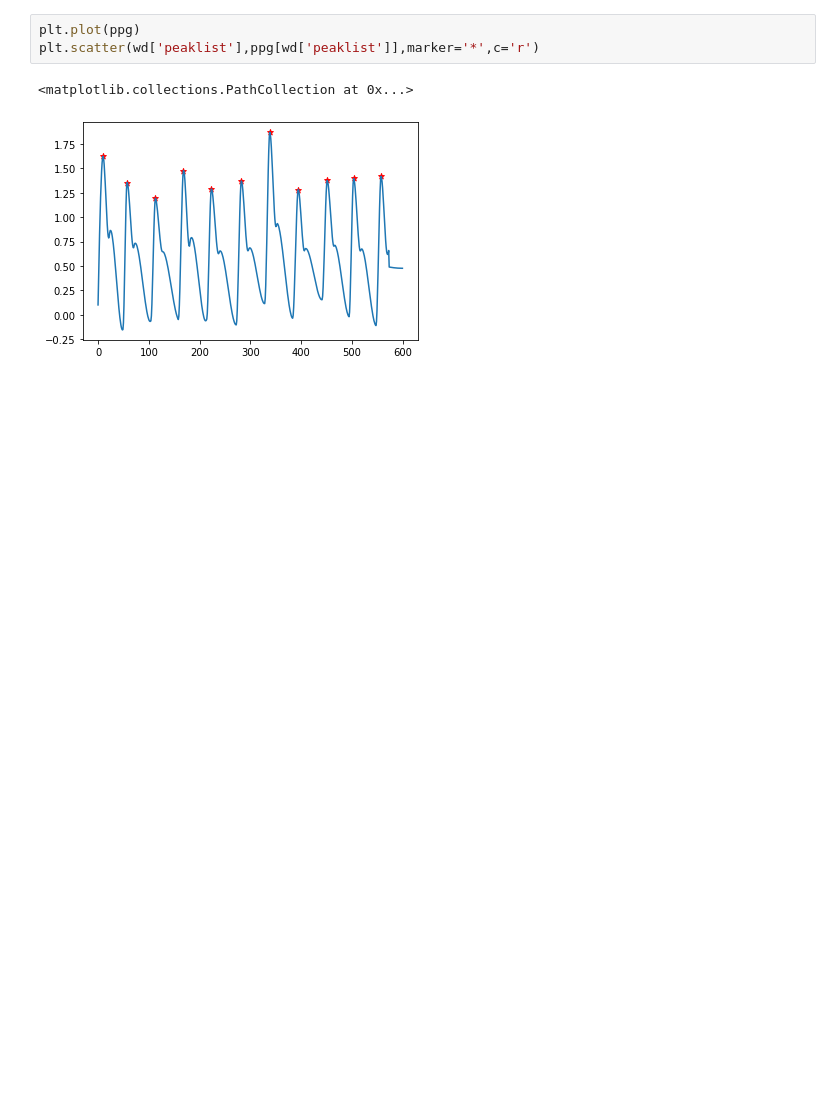
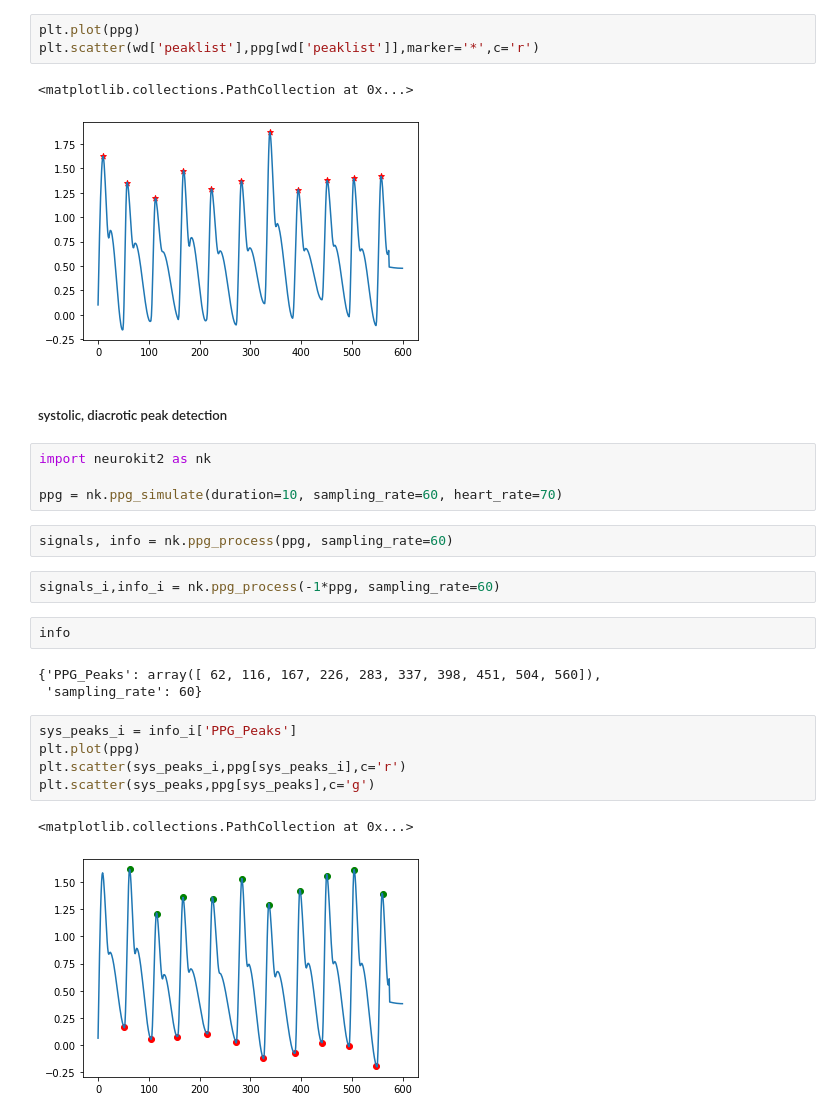
Before and after one commit to epsilon-deltta/spi2nrs, a Jupyter notebook: test.ipynb, the cells around one changed output. Cells and saved outputs as stored; diff of their text form; blank space fills up the shorter version.

Commit message:
bottom diastolic peak detection was successed by using systolic peak detection on inversed-ppg graph

```diff
--- a/test.ipynb
+++ b/test.ipynb
@@ -509,3 +509,26 @@ plt.scatter(wd['peaklist'],ppg[wd['peaklist']],marker='*',c='r')
 # %% [output]
 <matplotlib.collections.PathCollection at 0x...>
 [figure]
+# %% [markdown]
+##### systolic, diacrotic peak detection
+# %%
+import neurokit2 as nk
+
+ppg = nk.ppg_simulate(duration=10, sampling_rate=60, heart_rate=70)
+# %%
+signals, info = nk.ppg_process(ppg, sampling_rate=60)
+# %%
+signals_i,info_i = nk.ppg_process(-1*ppg, sampling_rate=60)
+# %%
+info
+# %% [output]
+{'PPG_Peaks': array([ 62, 116, 167, 226, 283, 337, 398, 451, 504, 560]),
+ 'sampling_rate': 60}
+# %%
+sys_peaks_i = info_i['PPG_Peaks']
+plt.plot(ppg)
+plt.scatter(sys_peaks_i,ppg[sys_peaks_i],c='r')
+plt.scatter(sys_peaks,ppg[sys_peaks],c='g')
+# %% [output]
+<matplotlib.collections.PathCollection at 0x...>
+[figure, added]
```
Also changed, not shown: parts of 5 cells of this notebook.
